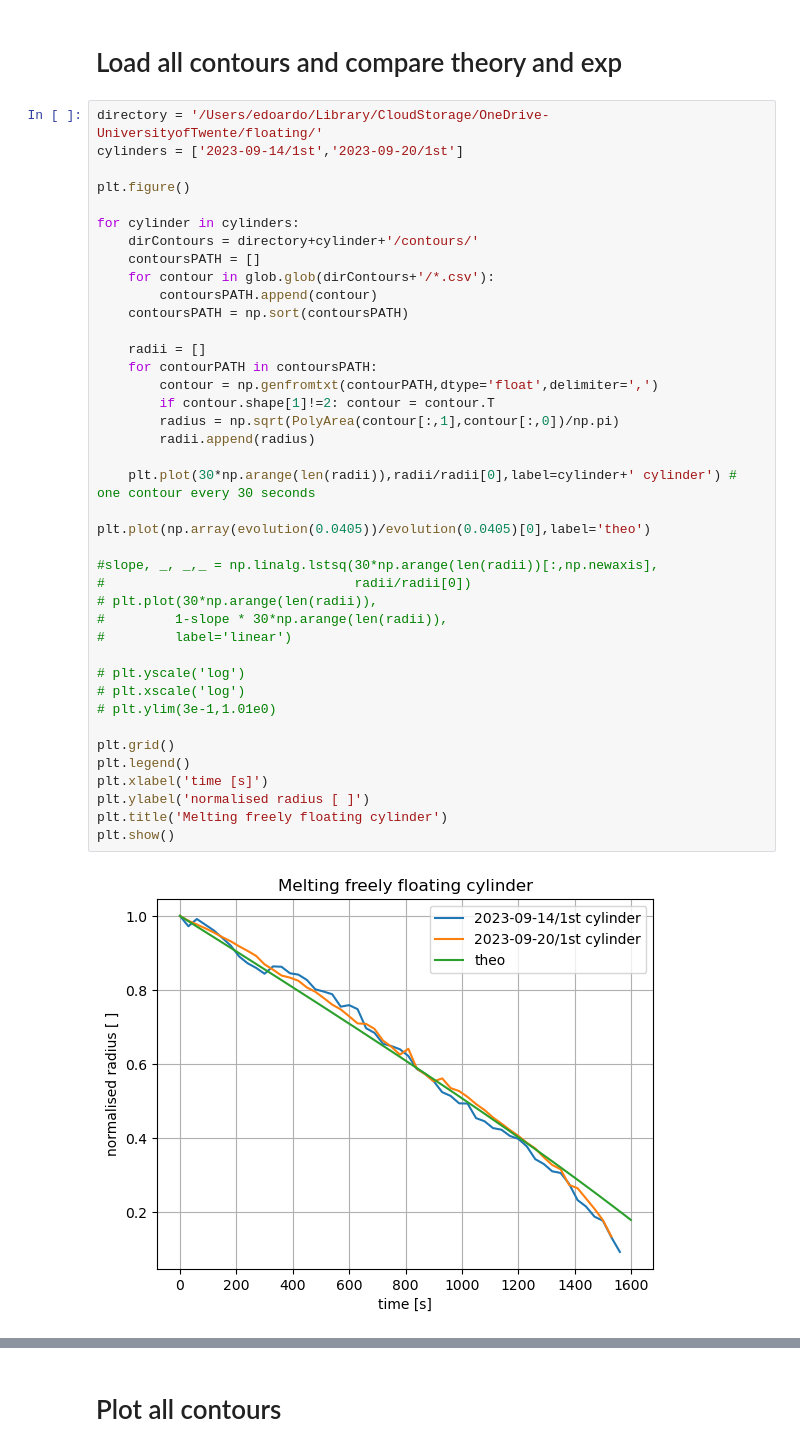
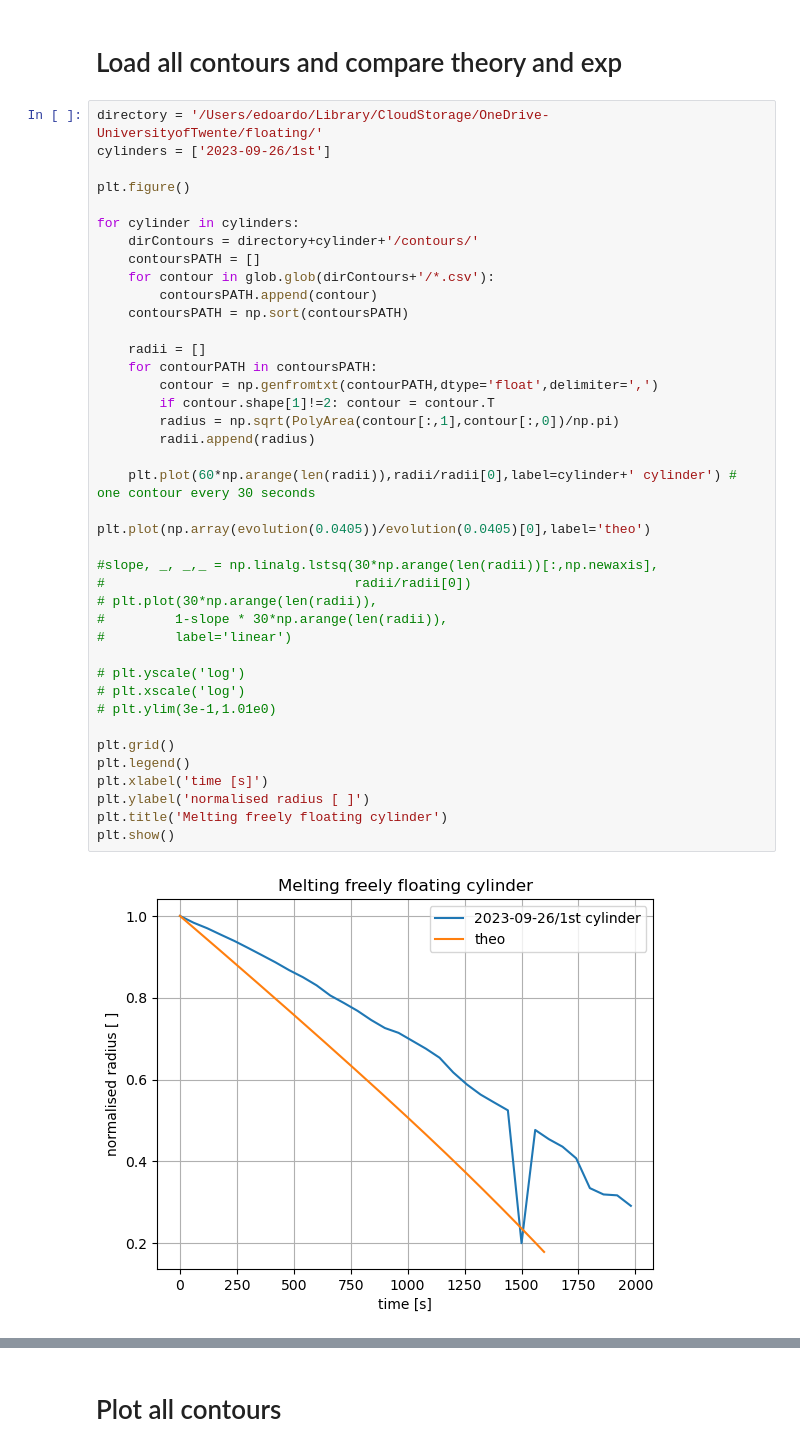
Before and after one commit to ebellincioni/floatingIce, a Jupyter notebook: 23-09-13_floating_dataAnalysis.ipynb, the cells around one changed output, grey strips where cells are left out. Saved outputs shown, nothing was run; the diff lists cells and outputs as text.

```diff
--- a/23-09-13_floating_dataAnalysis.ipynb
+++ b/23-09-13_floating_dataAnalysis.ipynb
@@ -99,7 +208,7 @@ plt.show()
 # Load all contours and compare theory and exp
 # %%
 directory = '/Users/edoardo/Library/CloudStorage/OneDrive-UniversityofTwente/floating/'
-cylinders = ['2023-09-14/1st','2023-09-20/1st']
+cylinders = ['2023-09-26/1st']
 
 plt.figure()
 
@@ -110,32 +219,32 @@ for cylinder in cylinders:
         contoursPATH.append(contour)
     contoursPATH = np.sort(contoursPATH)
 
     radii = []
     for contourPATH in contoursPATH:
         contour = np.genfromtxt(contourPATH,dtype='float',delimiter=',')
         if contour.shape[1]!=2: contour = contour.T
         radius = np.sqrt(PolyArea(contour[:,1],contour[:,0])/np.pi)
         radii.append(radius)
 
-    plt.plot(30*np.arange(len(radii)),radii/radii[0],label=cylinder+' cylinder') # one contour every 30 seconds
+    plt.plot(60*np.arange(len(radii)),radii/radii[0],label=cylinder+' cylinder') # one contour every 30 seconds
 
 plt.plot(np.array(evolution(0.0405))/evolution(0.0405)[0],label='theo')
 
 #slope, _, _,_ = np.linalg.lstsq(30*np.arange(len(radii))[:,np.newaxis],
 #                                radii/radii[0])
 # plt.plot(30*np.arange(len(radii)),
 #         1-slope * 30*np.arange(len(radii)),
 #         label='linear')
 
 # plt.yscale('log')
 # plt.xscale('log')
 # plt.ylim(3e-1,1.01e0)
 
 plt.grid()
 plt.legend()
 plt.xlabel('time [s]')
 plt.ylabel('normalised radius [ ]')
 plt.title('Melting freely floating cylinder')
 plt.show()
 # %% [output]
-[figure, old version]
+[figure, new version]
```
Also changed, not shown: parts of 14 cells of this notebook, 1 other file.
